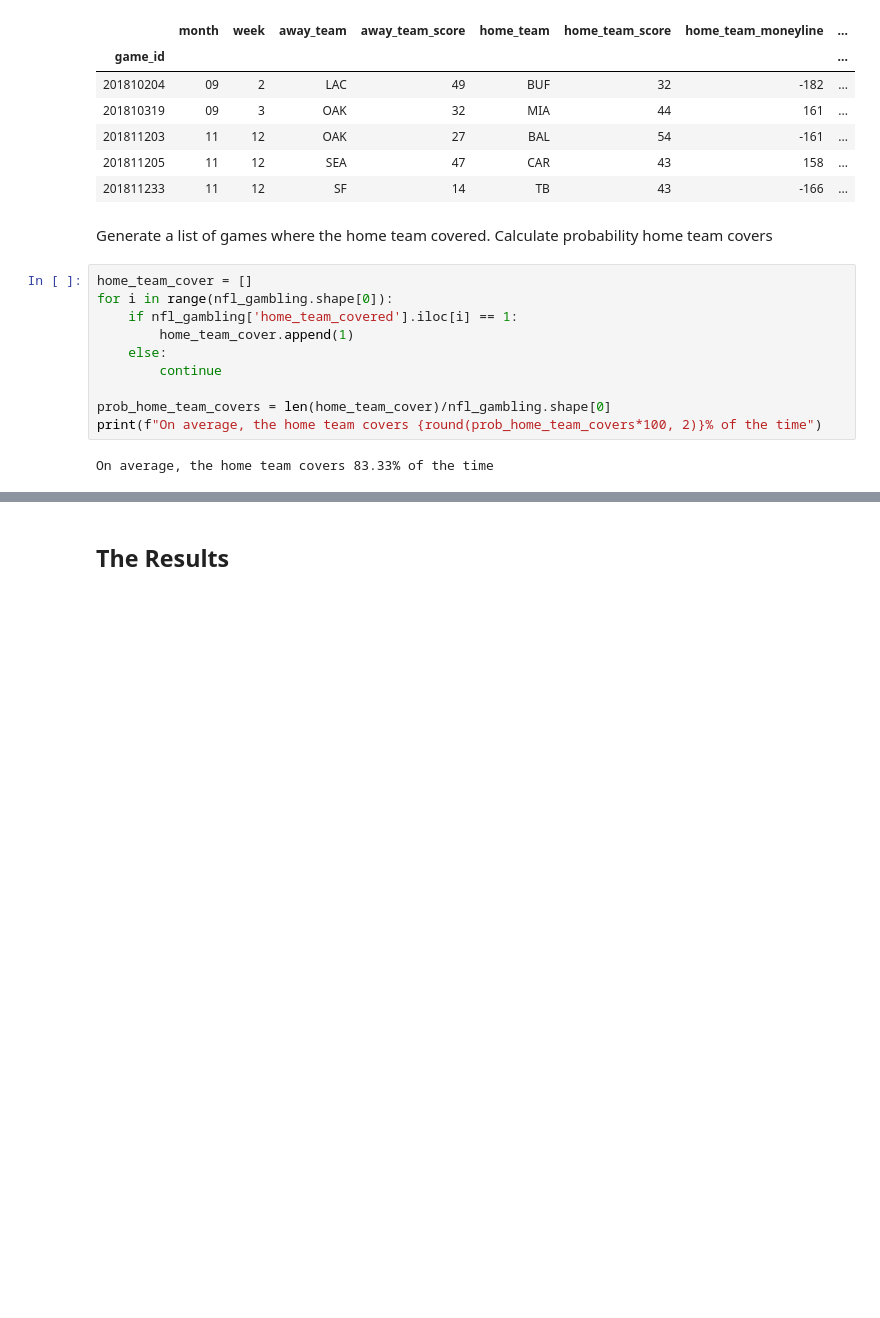
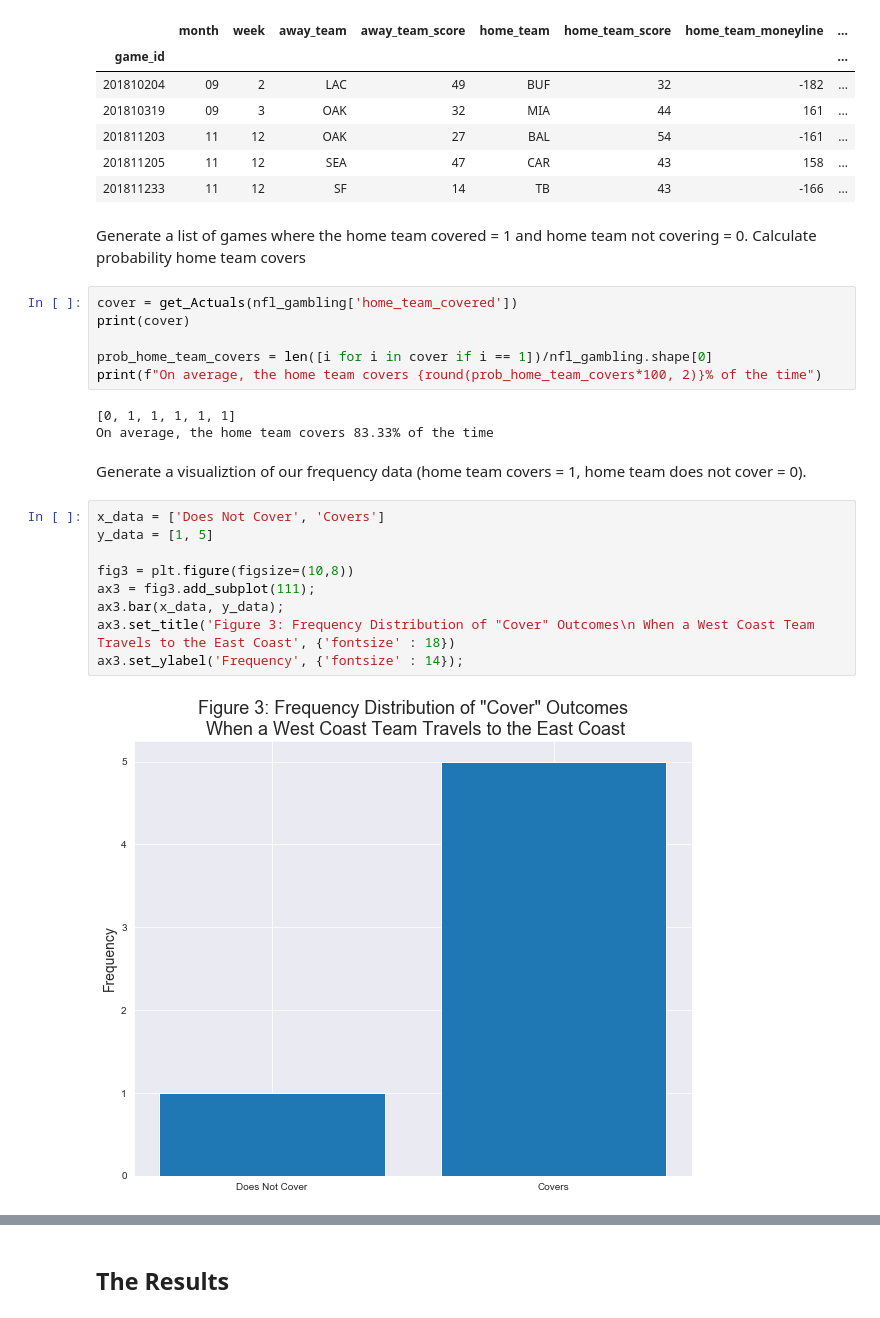
Before and after one commit to jprinfret/home_field_advantage, a Jupyter notebook: evaluating_home_field_advantage.ipynb, the cells around one changed output, grey strips where cells are left out. Cells and saved outputs as stored; diff of their text form; blank space fills up the shorter version.

Commit message:
fixed frequency

```diff
--- a/evaluating_home_field_advantage.ipynb
+++ b/evaluating_home_field_advantage.ipynb
@@ -858,17 +858,27 @@ nfl_gambling.head()
 | 201811205 | 11 | 12 | SEA | 47 | CAR | 43 | 158 | ... |
 | 201811233 | 11 | 12 | SF | 14 | TB | 43 | -166 | ... |
 # %% [markdown]
-Generate a list of games where the home team covered. Calculate probability home team covers
+Generate a list of games where the home team covered = 1 and home team not covering = 0. Calculate probability home team covers
 # %%
-home_team_cover = []
-for i in range(nfl_gambling.shape[0]):
-    if nfl_gambling['home_team_covered'].iloc[i] == 1:
-        home_team_cover.append(1)
-    else:
-        continue
+cover = get_Actuals(nfl_gambling['home_team_covered'])
+print(cover)
 
-prob_home_team_covers = len(home_team_cover)/nfl_gambling.shape[0]
+prob_home_team_covers = len([i for i in cover if i == 1])/nfl_gambling.shape[0]
 print(f"On average, the home team covers {round(prob_home_team_covers*100, 2)}% of the time")
 # %% [output]
+[0, 1, 1, 1, 1, 1]
 On average, the home team covers 83.33% of the time
+# %% [markdown]
+Generate a visualiztion of our frequency data (home team covers = 1, home team does not cover = 0).
+# %%
+x_data = ['Does Not Cover', 'Covers']
+y_data = [1, 5]
+
+fig3 = plt.figure(figsize=(10,8))
+ax3 = fig3.add_subplot(111);
+ax3.bar(x_data, y_data);
+ax3.set_title('Figure 3: Frequency Distribution of "Cover" Outcomes\n When a West Coast Team Travels to the East Coast', {'fontsize' : 18})
+ax3.set_ylabel('Frequency', {'fontsize' : 14});
+# %% [output]
+[figure, added]
 # %% [markdown]
```
Also changed, not shown: parts of 11 cells of this notebook.
